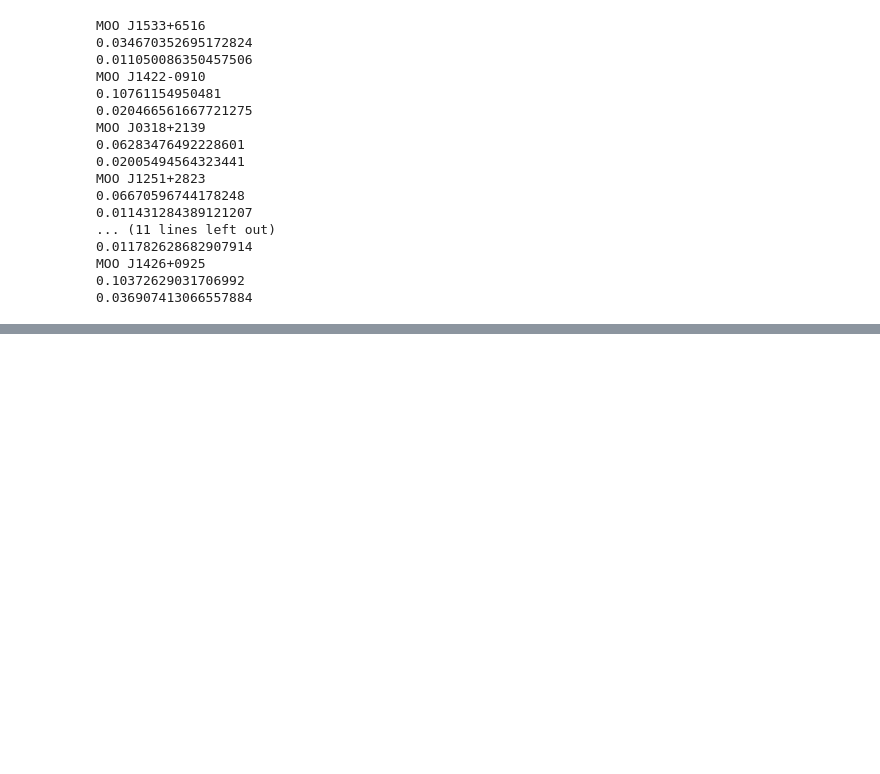
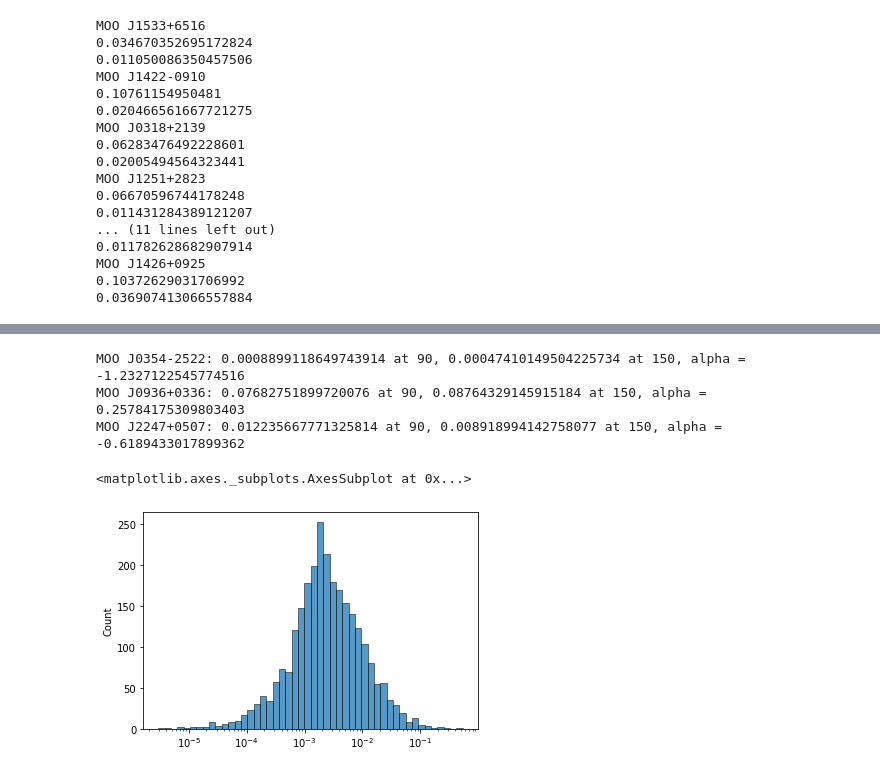
Before and after one commit to Sulla2012/madcowsclusters, a Jupyter notebook: Dust_statistics.ipynb, the cells around one changed output, grey strips where cells are left out. Drawn from its saved outputs; the diff is of its cells as text; code cells hidden in the pictures; blank space fills up the shorter version.

```diff
--- a/Dust_statistics.ipynb
+++ b/Dust_statistics.ipynb
@@ -542,0 +590,16 @@ MOO J1426+0925
+# %%
+for name in names:
+    try:
+        print('{}: {} at 90, {} at 150, alpha = {}'.format(name,radio_dict[name]['90'], radio_dict[name]['150'],radio_dict[name]['nu']))
+
+    except:
+        continue
+# %% [output]
+MOO J0354-2522: 0.0008899118649743914 at 90, 0.00047410149504225734 at 150, alpha = -1.2327122545774516
+MOO J0936+0336: 0.07682751899720076 at 90, 0.08764329145915184 at 150, alpha = 0.25784175309803403
+MOO J2247+0507: 0.012235667771325814 at 90, 0.008918994142758077 at 150, alpha = -0.6189433017899362
+# %%
+sns.histplot(back_sub_nvss_act_fluxes,linewidth=.5, log_scale=True)
+# %% [output]
+<matplotlib.axes._subplots.AxesSubplot at 0x...>
+[figure, added]
```
Also changed, not shown: parts of 23 cells of this notebook, 6 other files.
